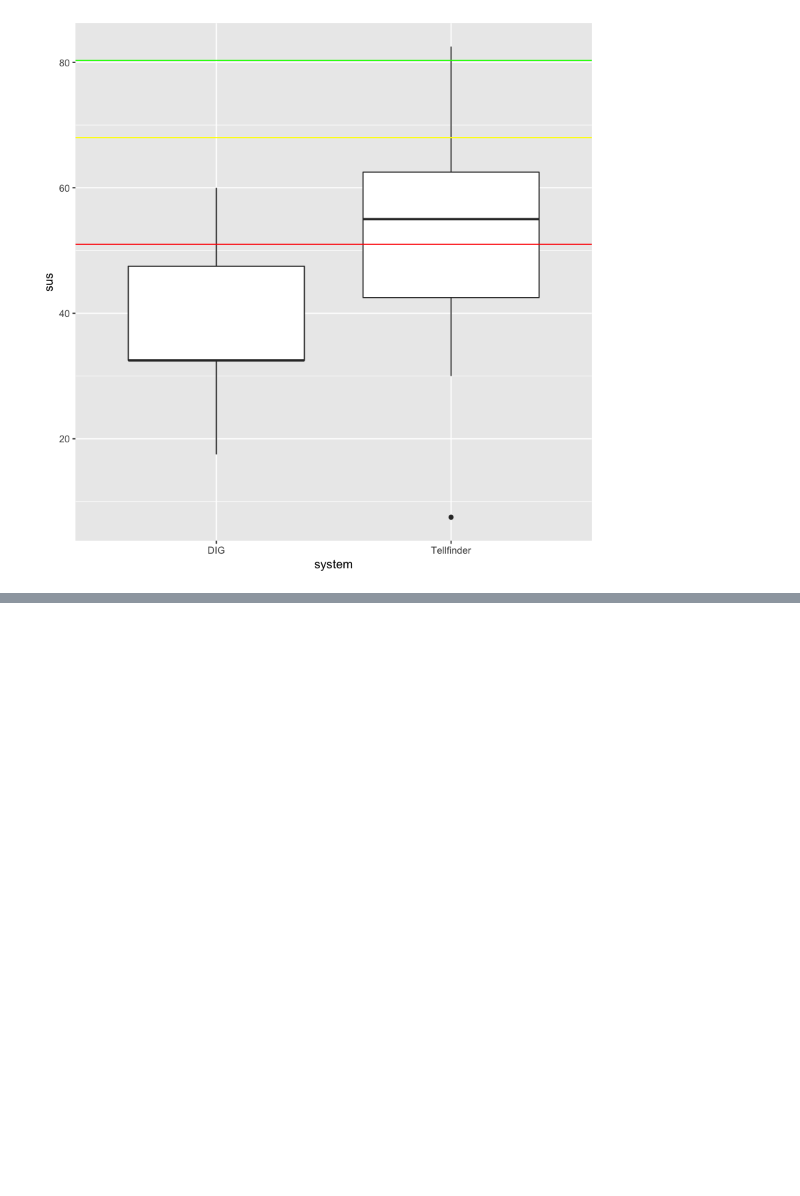
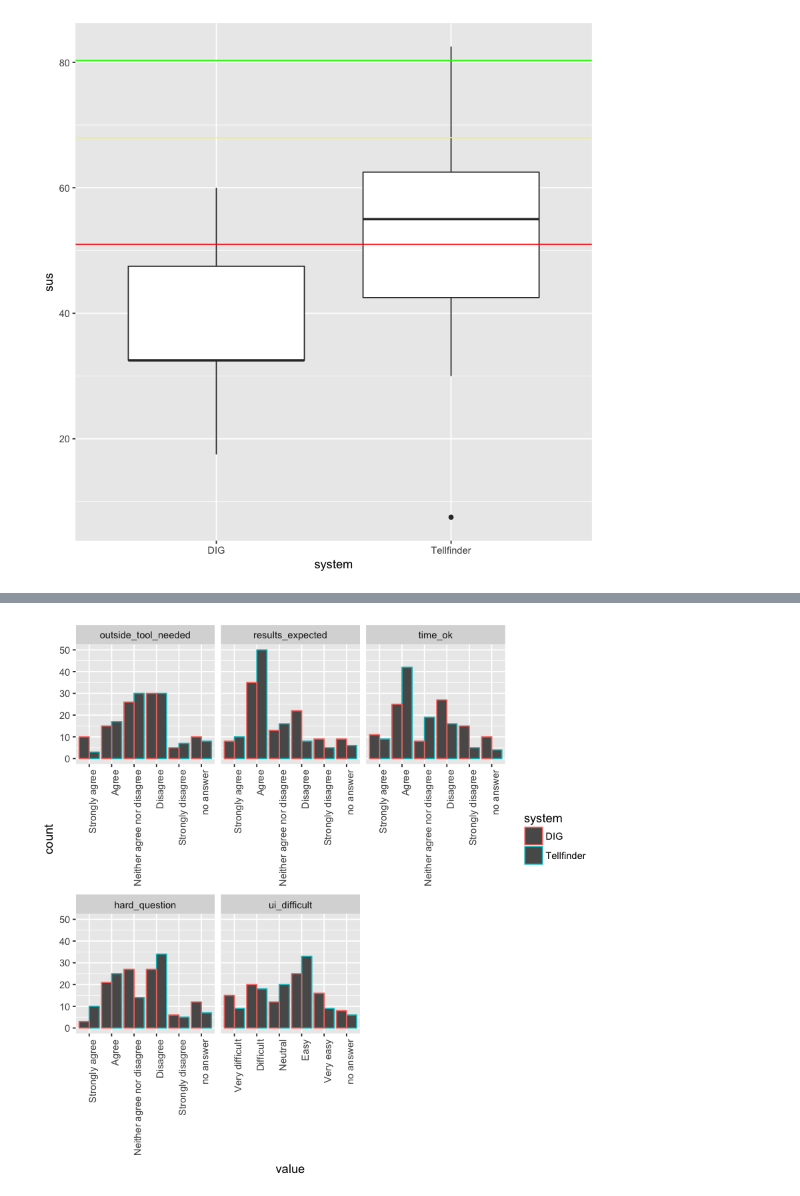
Before and after one commit to isoboroff/memex-hitl2, a Jupyter notebook: Data-analysis.ipynb, the cells around one changed output, grey strips where cells are left out. Saved outputs shown, nothing was run; the diff lists cells and outputs as text; code cells hidden in the pictures; blank space fills up the shorter version.

Commit message:
Added post-task question analysis

```diff
--- a/Data-analysis.ipynb
+++ b/Data-analysis.ipynb
@@ -187,0 +198,21 @@ ggplot(sus, aes(system, sus)) + geom_boxplot() +
+# %%
+postq <- df %>%
+    mutate(header = fct_recode(header,
+        ui_difficult = "User Interaction Difficulty [How easy or difficult did the UI make it to enter the parameters of the search?]",
+        results_expected = "Tool Usage [The generated results were what I expected to display given my search query.]",
+        hard_question = "Tool Usage [This question would be difficult to search and get good results for no matter what system I used.]",
+        time_ok = "Tool Usage [The process took an acceptable amount of time to answer the question.]",
+        outside_tool_needed = "Tool Usage [I would have to use another tool to find answers to this question.]"
+    )) %>%
+    mutate(value = fct_recode(value, "no answer" = "")) %>%
+    mutate(value = fct_relevel(value, "Strongly agree", "Agree", "Neither agree nor disagree", "Disagree", "Strongly disagree",
+                                       "Very difficult", "Difficult", "Neutral", "Easy", "Very easy"
+                              )) %>%
+    filter(header %in% c("ui_difficult", "results_expected", "hard_question", "time_ok", "outside_tool_needed")) %>%
+    group_by(participant, question, system, header)
+
+ggplot(postq) + geom_bar(mapping = aes(x = value, color=system), position="dodge") +
+    facet_wrap(~header, scales="free_x") +
+    theme(axis.text.x = element_text(angle = 90, hjust = 1))
+# %% [output]
+[figure, added]
```
Also changed, not shown: parts of 4 cells of this notebook.
